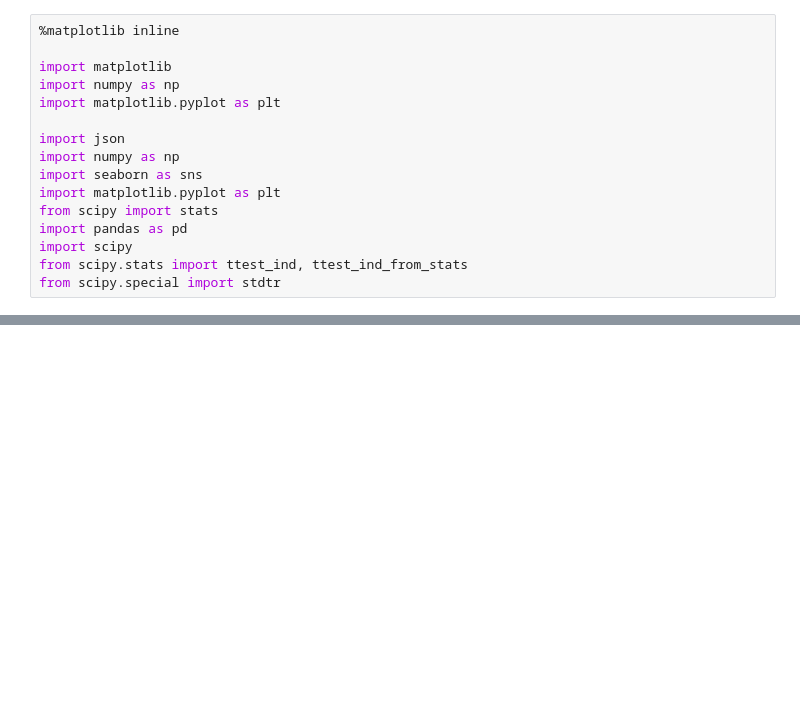
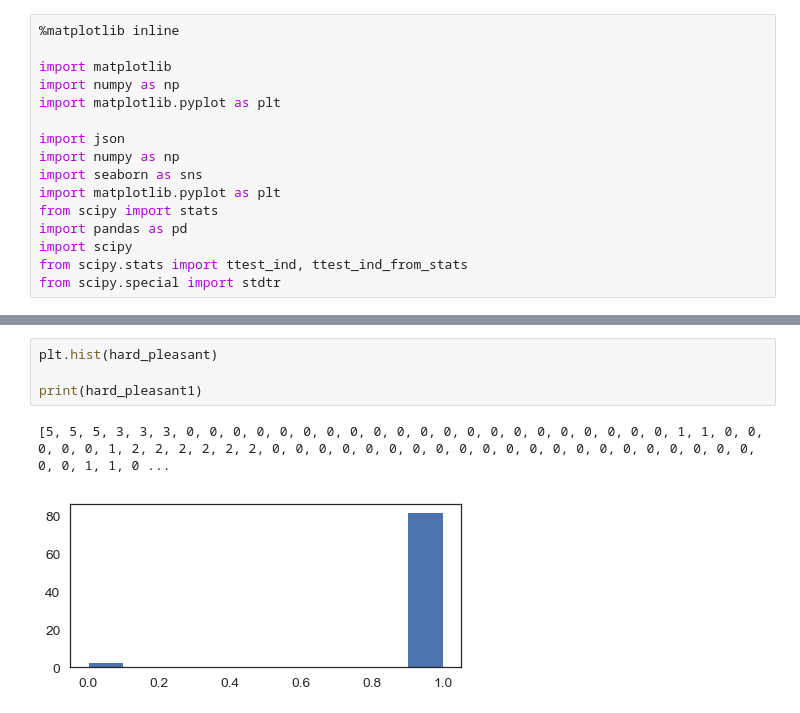
Before and after one commit to hermish/cocosci-research, a Jupyter notebook: analysis/3-anagrams-aha/2-analysis.ipynb, the cells around one changed output, grey strips where cells are left out. Cells and saved outputs as stored; diff of their text form; blank space fills up the shorter version.

```diff
--- a/analysis/3-anagrams-aha/2-analysis.ipynb
+++ b/analysis/3-anagrams-aha/2-analysis.ipynb
@@ -188 +282,8 @@ print(t, p)
+# %%
+plt.hist(hard_pleasant)
+
+print(hard_pleasant1)
+# %% [output]
+[5, 5, 5, 3, 3, 3, 0, 0, 0, 0, 0, 0, 0, 0, 0, 0, 0, 0, 0, 0, 0, 0, 0, 0, 0, 0, 0, 1, 1, 0, 0, 0, 0, 0, 1, 2, 2, 2, 2, 2, 2, 0, 0, 0, 0, 0, 0, 0, 0, 0, 0, 0, 0, 0, 0, 0, 0, 0, 0, 0, 0, 0, 0, 0, 1, 1, 0 ...
+[figure, added]
 # %%
```
Also changed, not shown: parts of 15 cells of this notebook, 41 other files.
